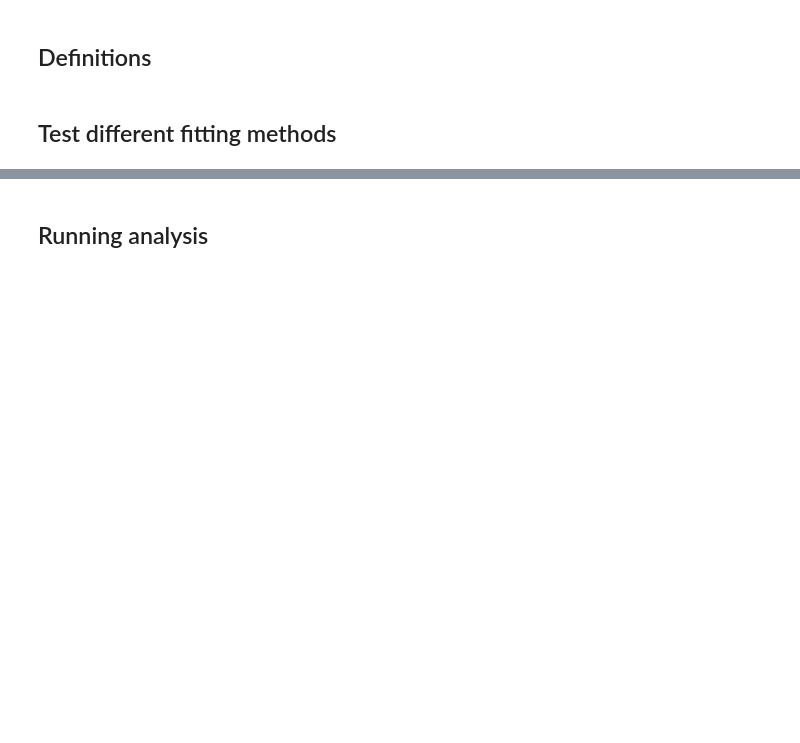
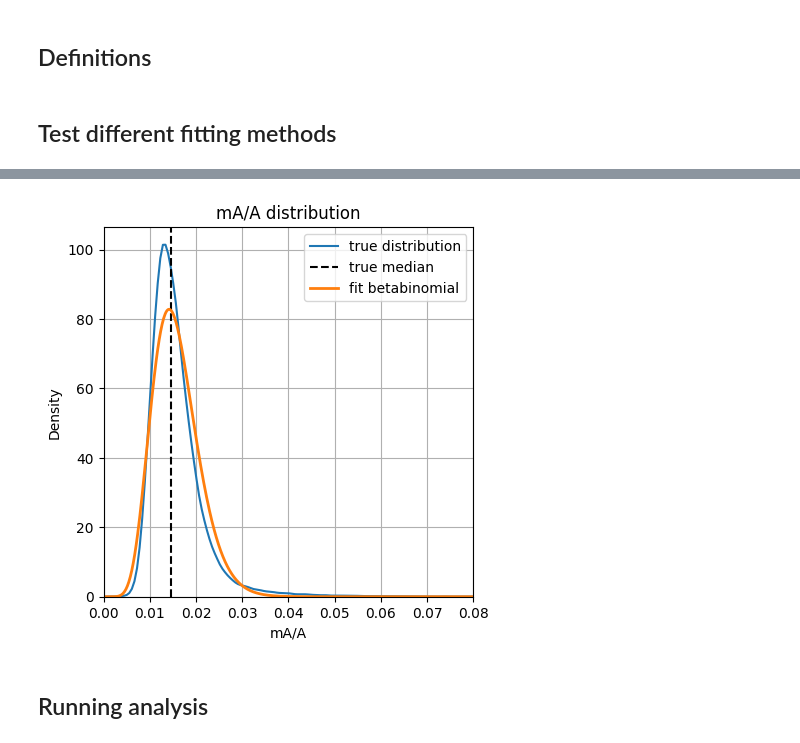
Before and after one commit to streetslab/multimodal-dimelo, a Jupyter notebook: review_prototyping.ipynb, the cells around one changed output, grey strips where cells are left out. Saved outputs shown, nothing was run; the diff lists cells and outputs as text; code cells hidden in the pictures; blank space fills up the shorter version.

```diff
--- a/review_prototyping.ipynb
+++ b/review_prototyping.ipynb
@@ -294,3 +303,27 @@ plt.show()
+# %%
+# plt.figure(figsize=(4,4), layout="constrained")
+# modkit_stats_df["mod_frac"].hist(bins=5000, alpha=0.35, density=True)
+sns.kdeplot(x=modkit_stats_df["mod_frac"], label="true distribution")
+# modkit_stats_df["mod_frac"].plot.kde(color="tab:red", lw=2)
+plt.axvline(modkit_stats_df["mod_frac"].median(), label='true median', color="black", linestyle="--")
+x = np.linspace(0, 0.08, 500)
+params = bb_params
+label = "fit betabinomial"
+plt.plot(x, stats.beta.pdf(x, *params), label=label, lw=2)
+# plt.plot(x, stats.beta.pdf(x, *bbbh_params), color="tab:green", label='hand-fit beta pdf', lw=2)
+# plt.plot(x, stats.beta.pdf(x, *bbb_params), color="tab:red", label='fit beta pdf', lw=2)
+# plt.plot(x, stats.beta.pdf(x, *bb_params), color="tab:blue", label='fit betabinomial beta pdf', lw=2)
+plt.legend()
+plt.xlim(0, 0.08)
+plt.grid()
+plt.xlabel("mA/A")
+plt.title("mA/A distribution")
+plt.gca().set_box_aspect(1)
+plt.savefig("peakcalling_model_distribution.svg")
+plt.show()
+plt.close()
+# %% [output]
+[figure, added]
 # %% [markdown]
 ## Running analysis
 # %%
```
Also changed, not shown: parts of 3 cells of this notebook.
